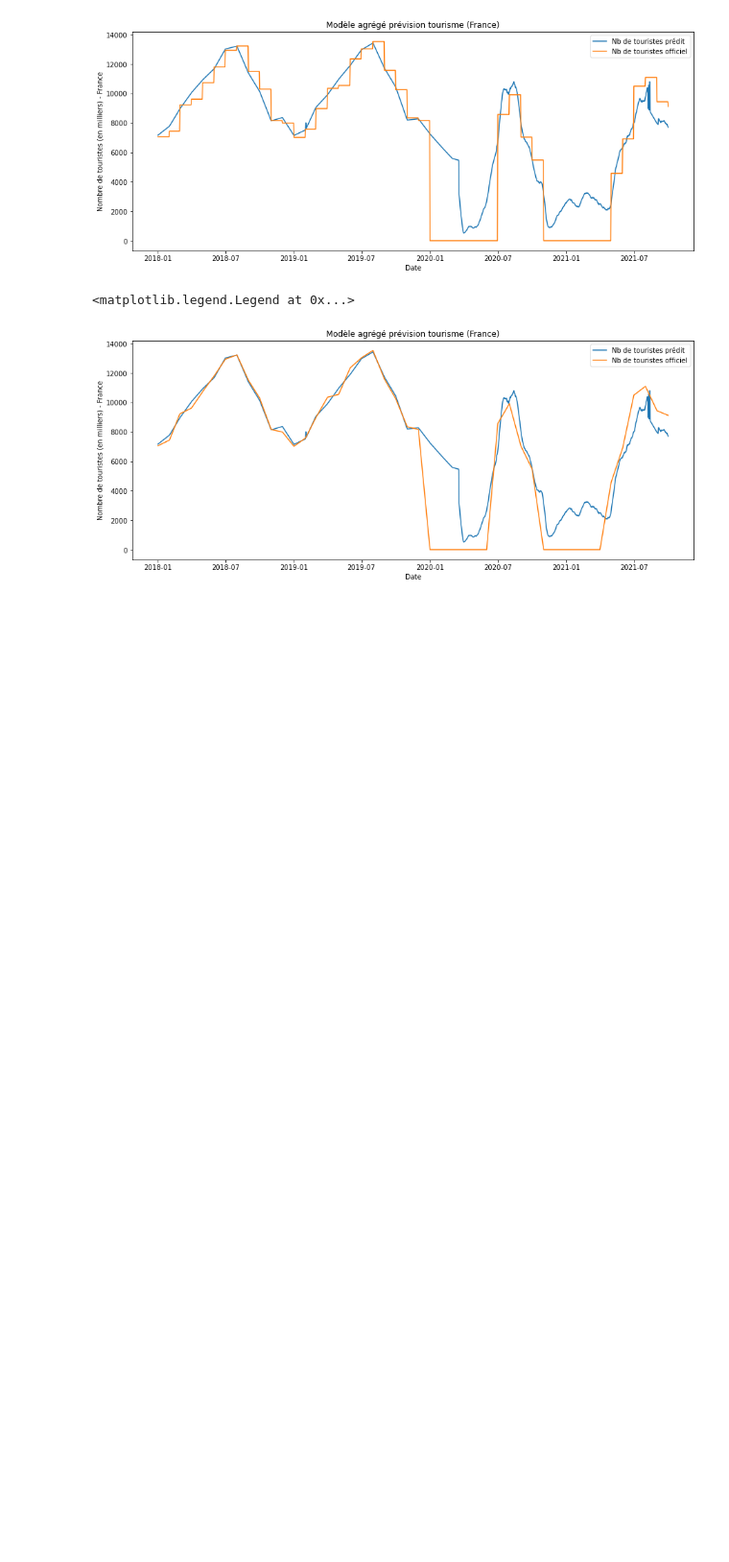
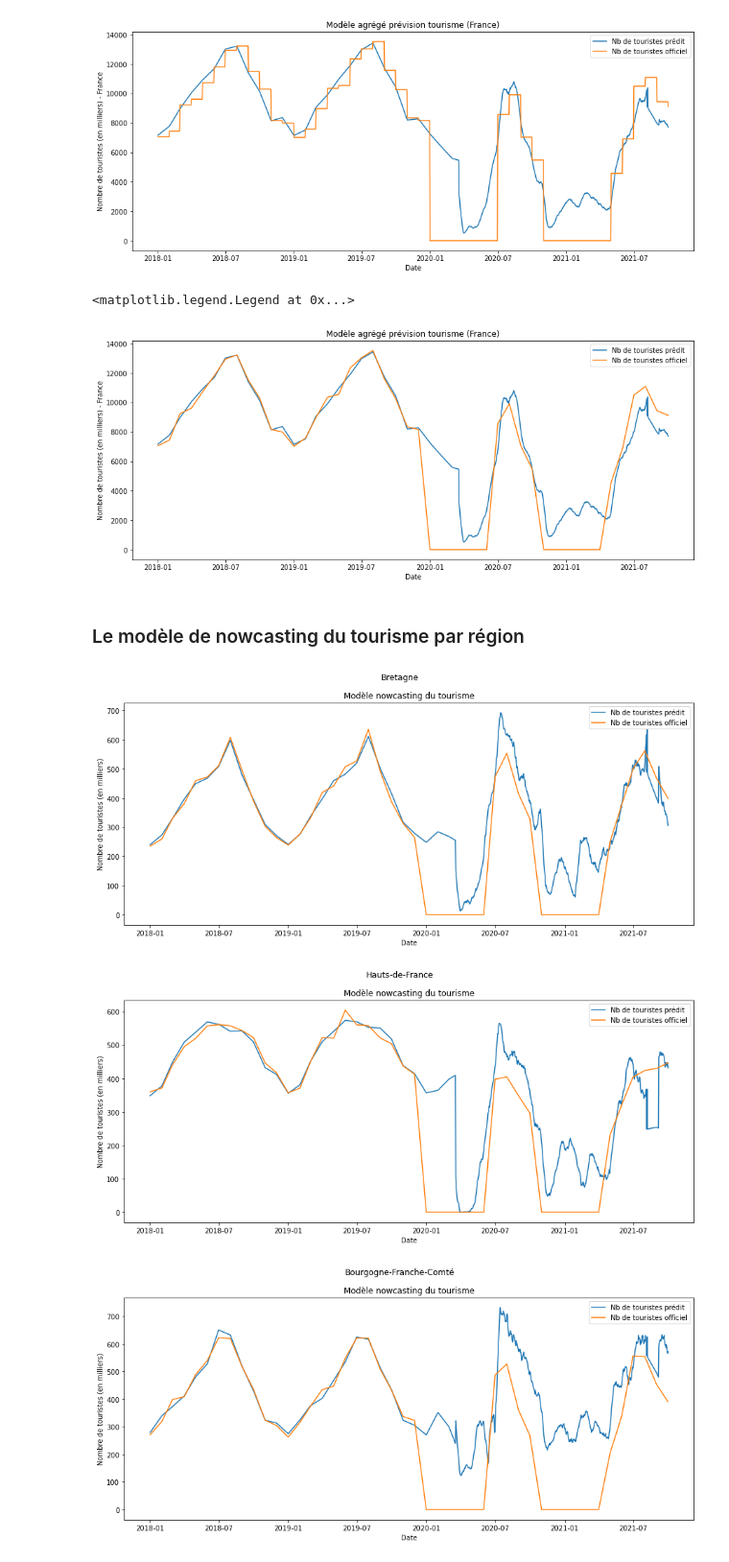
Before and after one commit to julienowack/stat_app, a Jupyter notebook: Agregation_modeles.ipynb, the cells around one changed output. Shown at 96% size. Saved outputs shown, nothing was run; the diff lists cells and outputs as text; code cells hidden in the pictures; blank space fills up the shorter version.

Commit message:
Modele nowcasting tourisme et graph pour chaque région

```diff
--- a/Agregation_modeles.ipynb
+++ b/Agregation_modeles.ipynb
@@ -221,11 +221,11 @@ for date in prevision_touristes['date']:
 
     for region in prevision_touristes.columns.drop('date'):
 
-        #si le nb de sièges est élevé (> au minimum obtenu sur la période pré-covid)
-        #et que la variation du nb de sièges est faible (< à la variation maximale obtenue sur la période pré-covid)
+        #si le nb de sièges est élevé (> au minimum obtenu sur la période pré-covid : 82641 arrondi à 82000)
+        #et que la variation du nb de sièges est faible (< à la variation maximale obtenue sur la période pré-covid : 0.422846 arrondie à 0,43)
         #alors : on est en période stable : on prend modèle sarima temps réel
 
-        if ( (float(df_air_trafic3["seats_rolling"][df_air_trafic3["sheduled_time_start"]==date]) >= 82641) & (float(df_air_trafic3["variation_sieges_pourcentage"][df_air_trafic3["sheduled_time_start"]==date]) <= 0.422846) ) :
+        if ( (float(df_air_trafic3["seats_rolling"][df_air_trafic3["sheduled_time_start"]==date]) >= 82000) & (float(df_air_trafic3["variation_sieges_pourcentage"][df_air_trafic3["sheduled_time_start"]==date]) <= 0.43) ) :
             prevision_touristes.loc[date, region] = nb_touristes_sarima2.loc[date, region]
 
         else :
@@ -294,3 +296,43 @@ plt.legend()
 # %% [output]
 <matplotlib.legend.Legend at 0x...>
 [figure]
+# %% [markdown]
+### Le modèle de nowcasting du tourisme par région
+# %%
+#Fonction qui réduit la base des données officielles à 1 seule région :
+
+def reduc_base_region(region):
+
+    #Données région
+    df_Official_Data_region = df_France_Official_Data3[df_France_Official_Data3['region_name']==region]
+
+    #On regroupe par mois
+    df_Official_Data_region2 = df_Official_Data_region.groupby('date').sum()
+
+    return(df_Official_Data_region2)
+# %%
+for region in prevision_touristes.columns.drop(['date', 'France métropolitaine']):
+
+    x = prevision_touristes["date"]
+
+    y1 = prevision_touristes[region]
+
+    nb_touristes_off = reduc_base_region(region).reset_index()
+    df_days = pd.DataFrame(pd.date_range("2018-01-01", "2021-10-01")).rename(columns={0:"date"})
+    nb_touristes_off_jour = df_days.merge(nb_touristes_off, how="left").set_index('date')
+    nb_touristes_off_jour['value_in_thousands'] = nb_touristes_off_jour['value_in_thousands'].interpolate(method='linear')
+    y2 = nb_touristes_off_jour['value_in_thousands']
+
+    plt.figure(1, figsize=(15, 6))
+    plt.plot(x, y1, label="Nb de touristes prédit")
+    plt.plot(x, y2, label="Nb de touristes officiel")
+    plt.title('Modèle nowcasting du tourisme')
+    plt.suptitle(region)
+    plt.xlabel('Date')
+    plt.ylabel("Nombre de touristes (en milliers)")
+    plt.legend()
+    plt.show()
+# %% [output]
+[figure, added]
+[figure, added]
+[figure, added]
```
Also changed, not shown: parts of 2 cells of this notebook.
